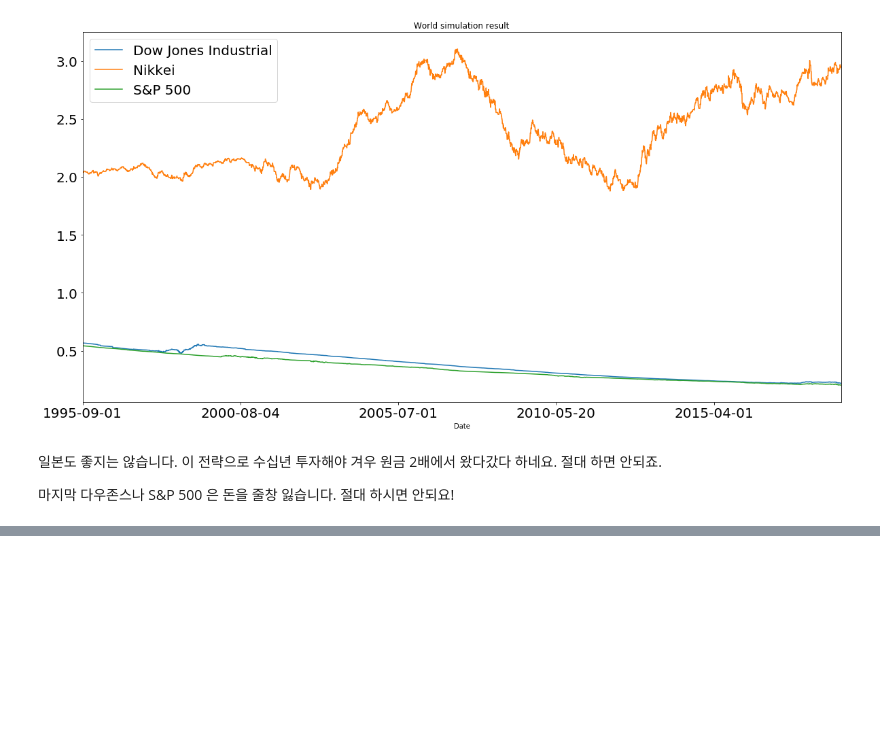
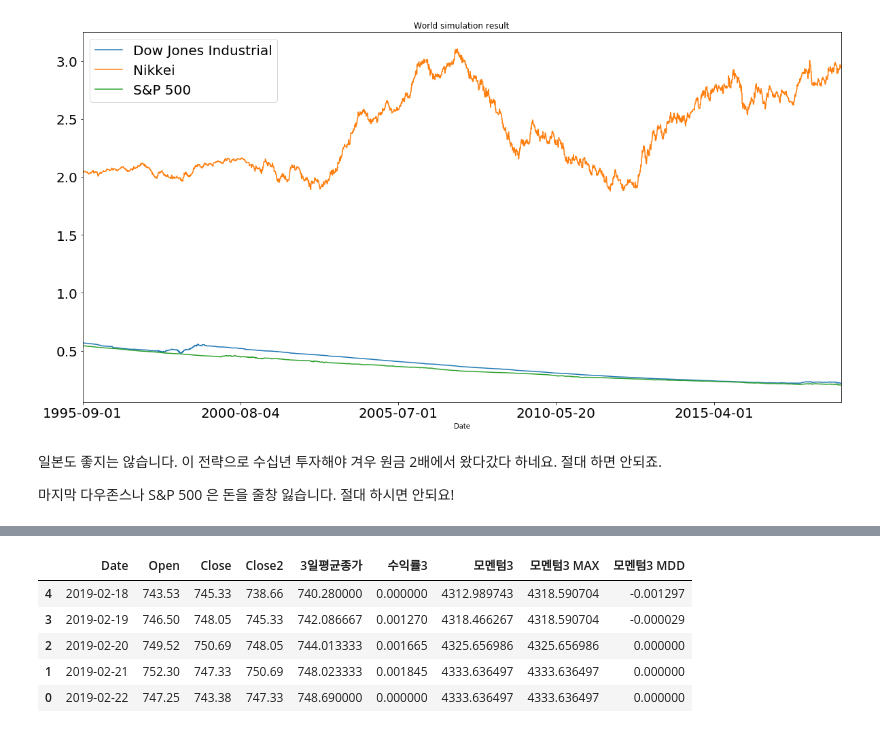
Before and after one commit to tomowind/hkkang_youtube, a Jupyter notebook: notebooks/48-buy-close-sell-open.ipynb, the cells around one changed output, grey strips where cells are left out. Saved outputs shown, nothing was run; the diff lists cells and outputs as text; code cells hidden in the pictures; blank space fills up the shorter version.

```diff
--- a/notebooks/48-buy-close-sell-open.ipynb
+++ b/notebooks/48-buy-close-sell-open.ipynb
@@ -216,0 +232,15 @@ df.tail()
+# %%
+df['Close2'] = df['Close'].shift(1)
+df['3일평균종가'] = df['Close2'].rolling(3).mean()
+df['수익률3'] = np.where(df['Close2'] > df['3일평균종가'], (df['Open'] / df['Close2'] - 1) - 0.0003, 0)
+df['모멘텀3'] = (df['수익률3'] + 1).cumprod()
+df['모멘텀3 MAX'] = df['모멘텀3'].cummax()
+df['모멘텀3 MDD'] = df['모멘텀3'] / df['모멘텀3 MAX'] - 1
+df.tail()
+# %% [output]
+|  | Date | Open | Close | Close2 | 3일평균종가 | 수익률3 | 모멘텀3 | 모멘텀3 MAX | 모멘텀3 MDD |
+| 4 | 2019-02-18 | 743.53 | 745.33 | 738.66 | 740.280000 | 0.000000 | 4312.989743 | 4318.590704 | -0.001297 |
+| 3 | 2019-02-19 | 746.50 | 748.05 | 745.33 | 742.086667 | 0.001270 | 4318.466267 | 4318.590704 | -0.000029 |
+| 2 | 2019-02-20 | 749.52 | 750.69 | 748.05 | 744.013333 | 0.001665 | 4325.656986 | 4325.656986 | 0.000000 |
+| 1 | 2019-02-21 | 752.30 | 747.33 | 750.69 | 748.023333 | 0.001845 | 4333.636497 | 4333.636497 | 0.000000 |
+| 0 | 2019-02-22 | 747.25 | 743.38 | 747.33 | 748.690000 | 0.000000 | 4333.636497 | 4333.636497 | 0.000000 |
```
Also changed, not shown: parts of 9 cells of this notebook.
